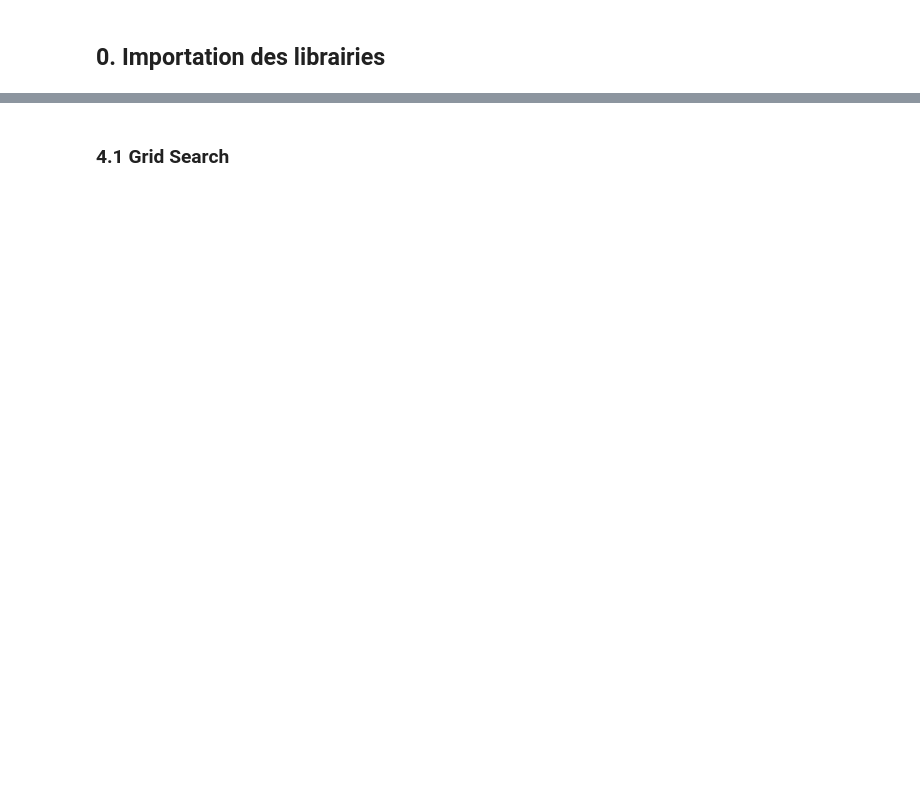
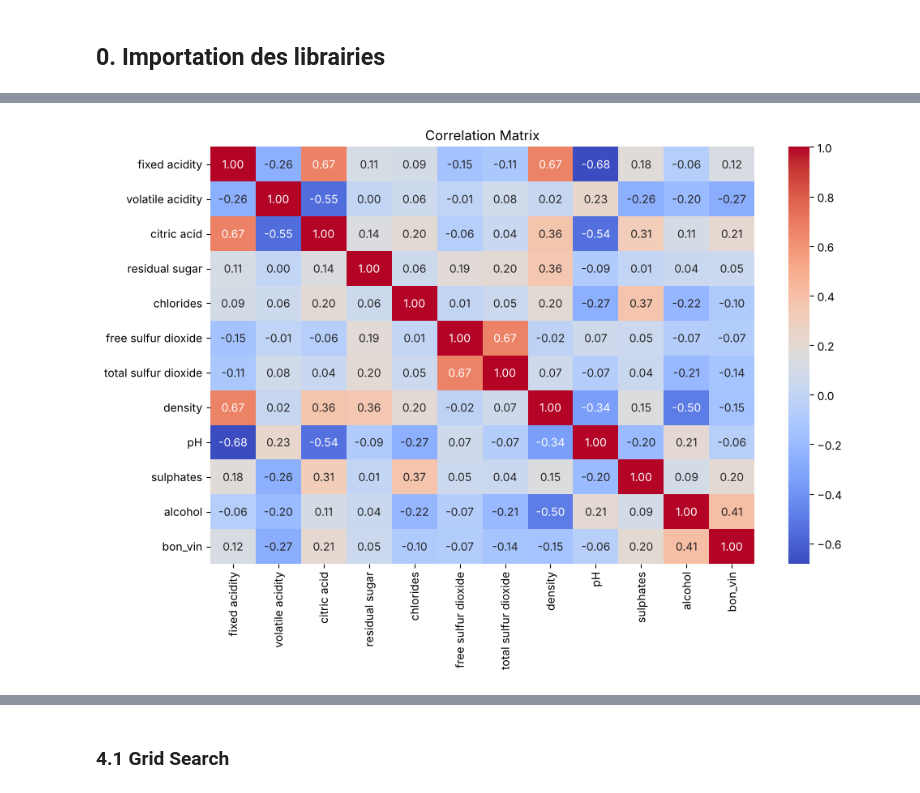
Before and after one commit to NakadBellon/Projet_ML_Thomas_Nakad, a Jupyter notebook: projet_qualite_vin.ipynb, the cells around one changed output, grey strips where cells are left out. Saved outputs shown, nothing was run; the diff lists cells and outputs as text; code cells hidden in the pictures; blank space fills up the shorter version.

```diff
--- a/projet_qualite_vin.ipynb
+++ b/projet_qualite_vin.ipynb
@@ -676,0 +197,14 @@ Les variables écartées (SO₂, sulfates, acidité fixe, type de vin…) apport
+# %%
+correlation_matrix=vin.corr()
+
+plt.figure(figsize=(10,7))
+sns.heatmap(
+    correlation_matrix,
+    annot=True,
+    fmt=".2f",
+    cmap="coolwarm"
+)
+plt.title("Correlation Matrix")
+plt.tight_layout(); plt.savefig('figures/03_matrice_correlation.png', dpi=110); plt.show()
+# %% [output]
+[figure, added]
```
Also changed, not shown: parts of 155 cells of this notebook, 30 other files.
